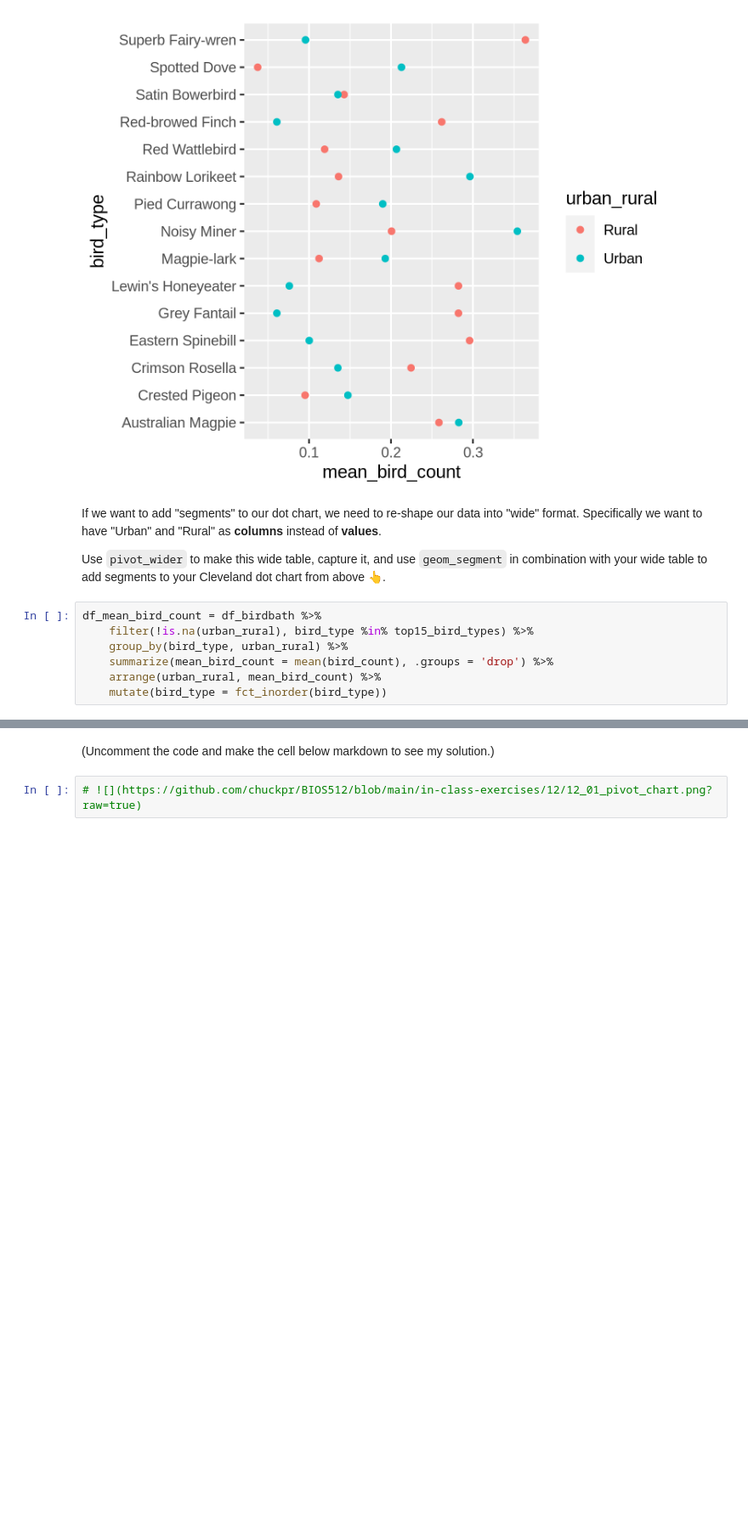
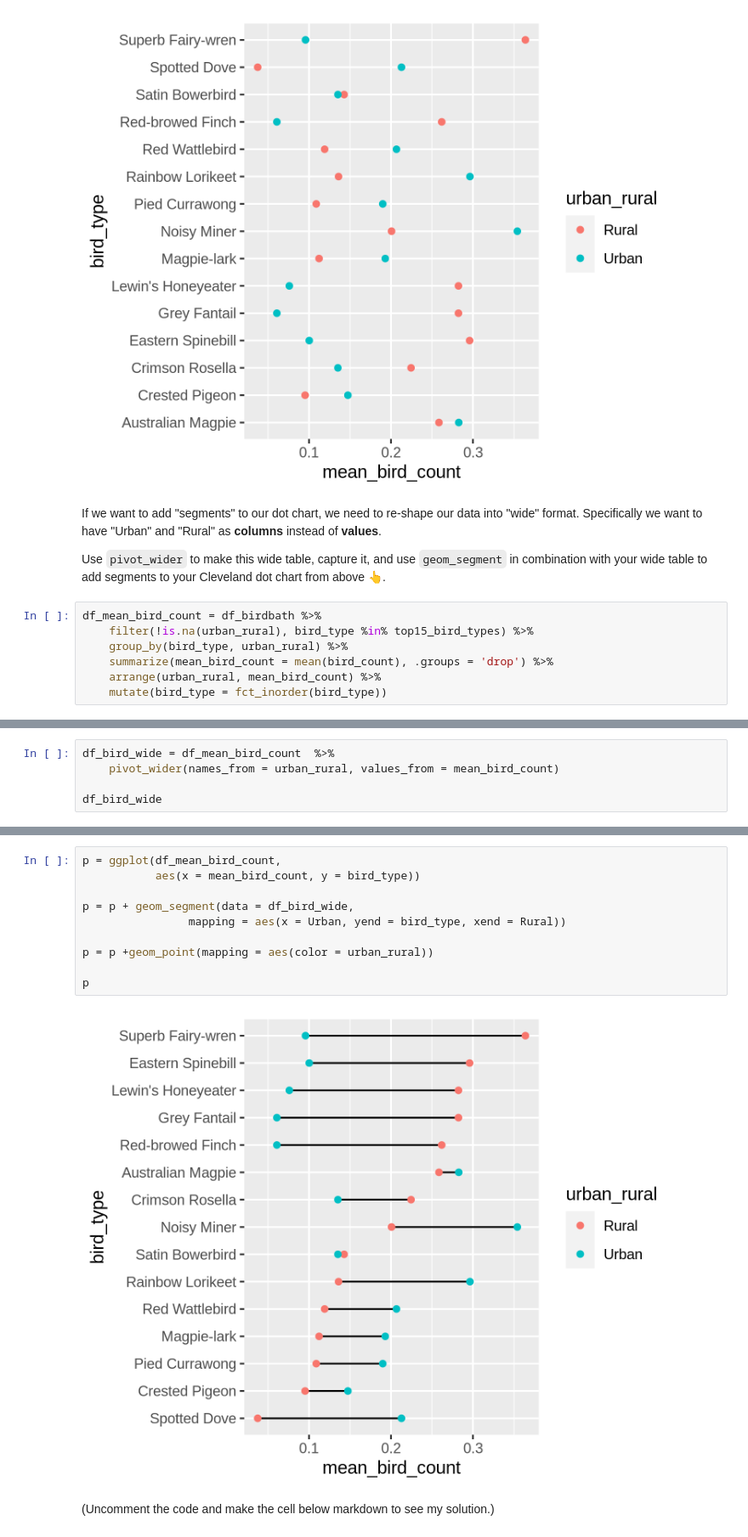
Before and after one commit to avbell22/Bios512, a Jupyter notebook: Lecture19_InClassExercise_PivotPractice2.ipynb, the cells around one changed output, grey strips where cells are left out. Shown: that part at 85% size. Saved outputs shown, nothing was run; the diff lists cells and outputs as text; blank space fills up the shorter version.

```diff
--- a/Lecture19_InClassExercise_PivotPractice2.ipynb
+++ b/Lecture19_InClassExercise_PivotPractice2.ipynb
@@ -68,0 +78,5 @@ df_mean_bird_count = df_birdbath %>%
+# %%
+df_bird_wide = df_mean_bird_count  %>%
+    pivot_wider(names_from = urban_rural, values_from = mean_bird_count)
+
+df_bird_wide
@@ -69,4 +102,14 @@ df_mean_bird_count = df_birdbath %>%
+# %%
+p = ggplot(df_mean_bird_count,
+           aes(x = mean_bird_count, y = bird_type))
+
+p = p + geom_segment(data = df_bird_wide,
+                mapping = aes(x = Urban, yend = bird_type, xend = Rural))
+
+p = p +geom_point(mapping = aes(color = urban_rural))
+
+p
+# %% [output]
+[figure, added]
 # %% [markdown]
 (Uncomment the code and make the cell below markdown to see my solution.)
-# %%
-# ![](https://github.com/chuckpr/BIOS512/blob/main/in-class-exercises/12/12_01_pivot_chart.png?raw=true)
```
Also changed, not shown: parts of 3 cells of this notebook, 4 other files.
